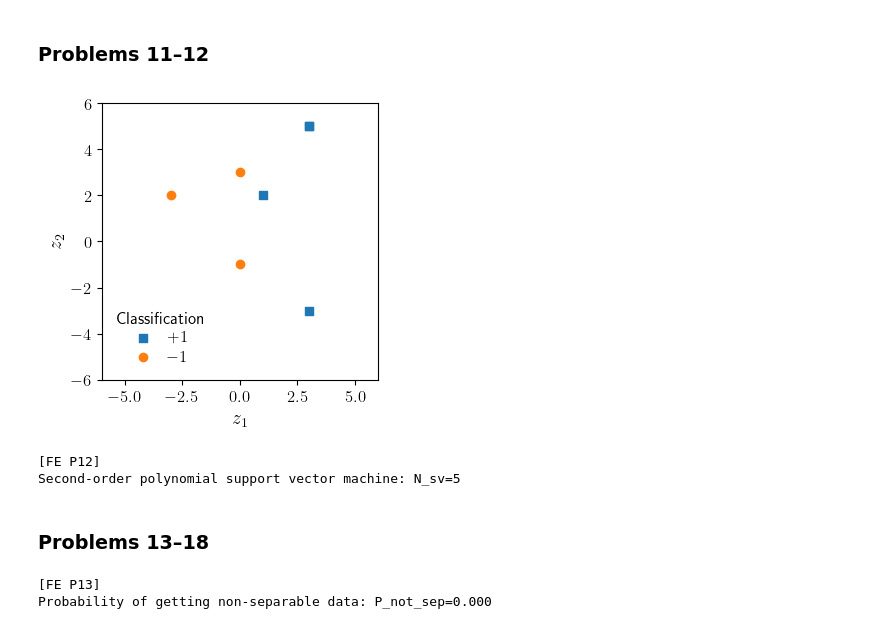
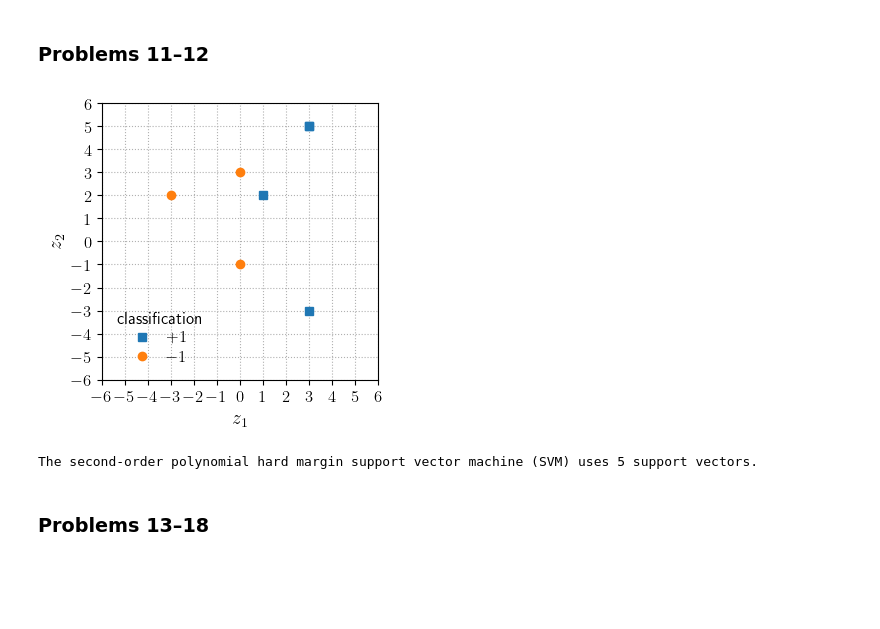
Before and after one commit to bbye98/cs156a, a Jupyter notebook: final/final.ipynb, the cells around one changed output. Cells and saved outputs as stored; diff of their text form; code cells hidden in the pictures; blank space fills up the shorter version.

```diff
--- a/final/final.ipynb
+++ b/final/final.ipynb
@@ -111,47 +123,33 @@ Linear regression with transform and regularization for 1 vs. 5 classifier:
 # %% [markdown]
 ### Problems 11–12
 # %%
-x = np.array(((1, 0), (0, 1), (0, -1), (-1, 0), (0, 2), (0, -2),
-              (-2, 0)), dtype=float)
+x = np.array(((1, 0), (0, 1), (0, -1), (-1, 0), (0, 2), (0, -2), (-2, 0)),
+             dtype=float)
 y = np.array((-1, -1, -1, 1, 1, 1, 1), dtype=int)
 z = np.hstack((x[:, 1:] ** 2 - 2 * x[:, :1] - 1,
                x[:, :1] ** 2 - 2 * x[:, 1:] + 1))
 
 _, ax = plt.subplots()
-ax.scatter(*z[y == 1].T, marker="s", label="$+1$")
-ax.scatter(*z[y == -1].T, marker="o", label="$-1$")
+ax.grid(ls=":")
+ax.plot(*z[y == 1].T, "s", label="$+1$")
+ax.plot(*z[y == -1].T, "o", label="$-1$")
 ax.set_aspect("equal", "box")
 ax.set_xlabel("$z_1$")
 ax.set_xlim(-6, 6)
+ax.set_xticks(np.arange(-6, 7))
 ax.set_ylabel("$z_2$")
 ax.set_ylim(-6, 6)
-ax.legend(title="Classification", loc="lower left")
+ax.set_yticks(np.arange(-6, 7))
+ax.legend(title="classification", loc="lower left")
 plt.show()
+
+clf = svm.SVC(C=np.finfo(float).max, kernel="poly", degree=2, gamma=1,
+              coef0=1)
+clf.fit(x, y)
+print("The second-order polynomial hard margin support vector "
+      f"machine (SVM) uses {clf.n_support_.sum()} support vectors.")
 # %% [output]
-[figure, old version]
+[figure, new version]
+The second-order polynomial hard margin support vector machine (SVM) uses 5 support vectors.
-# %%
-clf = svm.SVC(C=np.finfo(float).max, kernel="poly", degree=2, gamma=1, coef0=1)
-clf.fit(x, y)
-print("[FE P12]\nSecond-order polynomial support vector machine: "
-      f"N_sv={clf.n_support_.sum()}")
-# %% [output]
-[FE P12]
-Second-order polynomial support vector machine: N_sv=5
 # %% [markdown]
 ### Problems 13–18
-# %%
-N = 100
-N_runs = 100
-gamma = 1.5
-P_not_sep = 0
-clf = svm.SVC(C=np.finfo(float).max, kernel="poly", degree=2, gamma=gamma, coef0=1, max_iter=10_000_000)
-for _ in range(N_runs):
-    x, y = generate_data(N, f=target_function_fe, rng=rng)
-    clf.fit(x, y[:, 0])
-    if not np.isclose(clf.score(x, y[:, 0]), 1):
-        P_not_sep += 1
-P_not_sep /= N_runs
-print(f"[FE P13]\nProbability of getting non-separable data: {P_not_sep=:.3f}")
-# %% [output]
-[FE P13]
-Probability of getting non-separable data: P_not_sep=0.000
```
Also changed, not shown: parts of 9 cells of this notebook, 36 other files.
